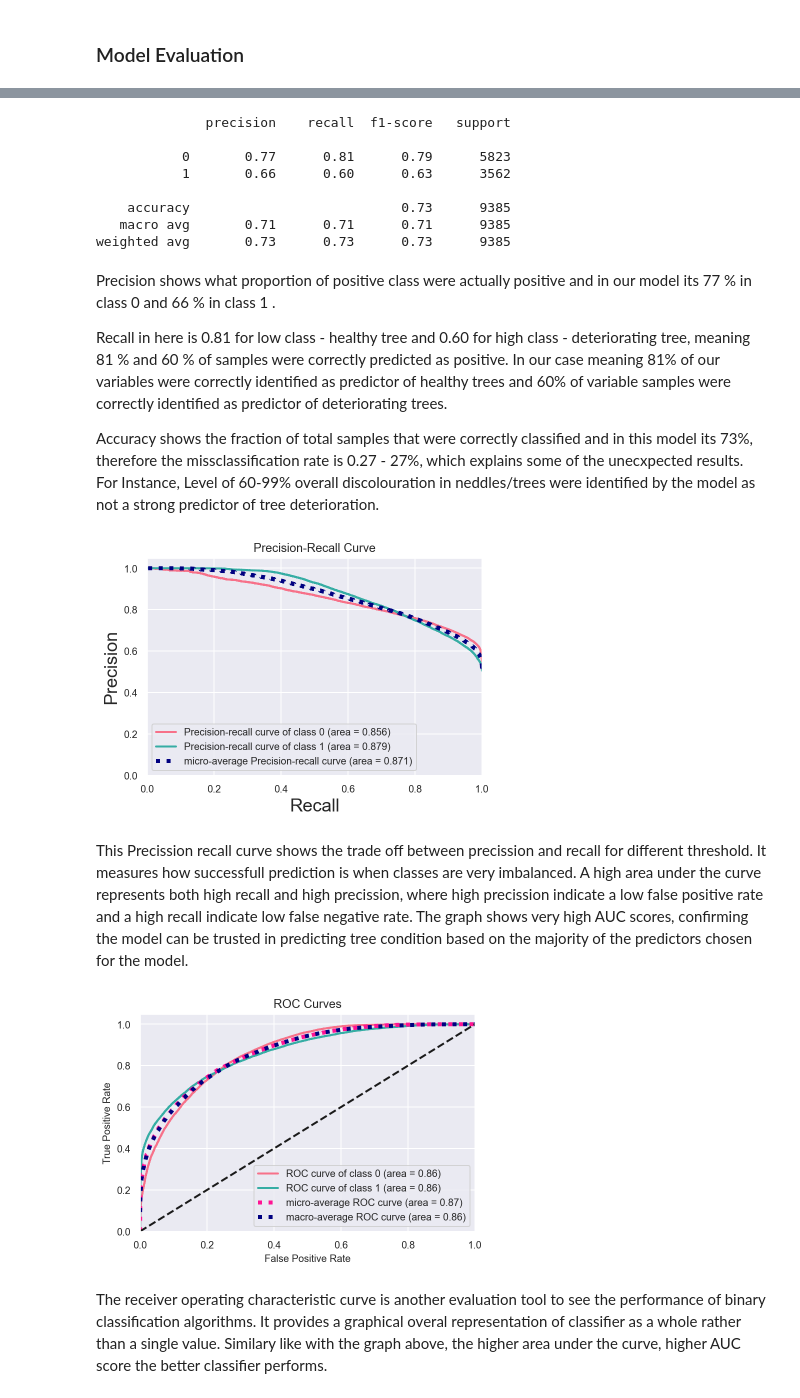
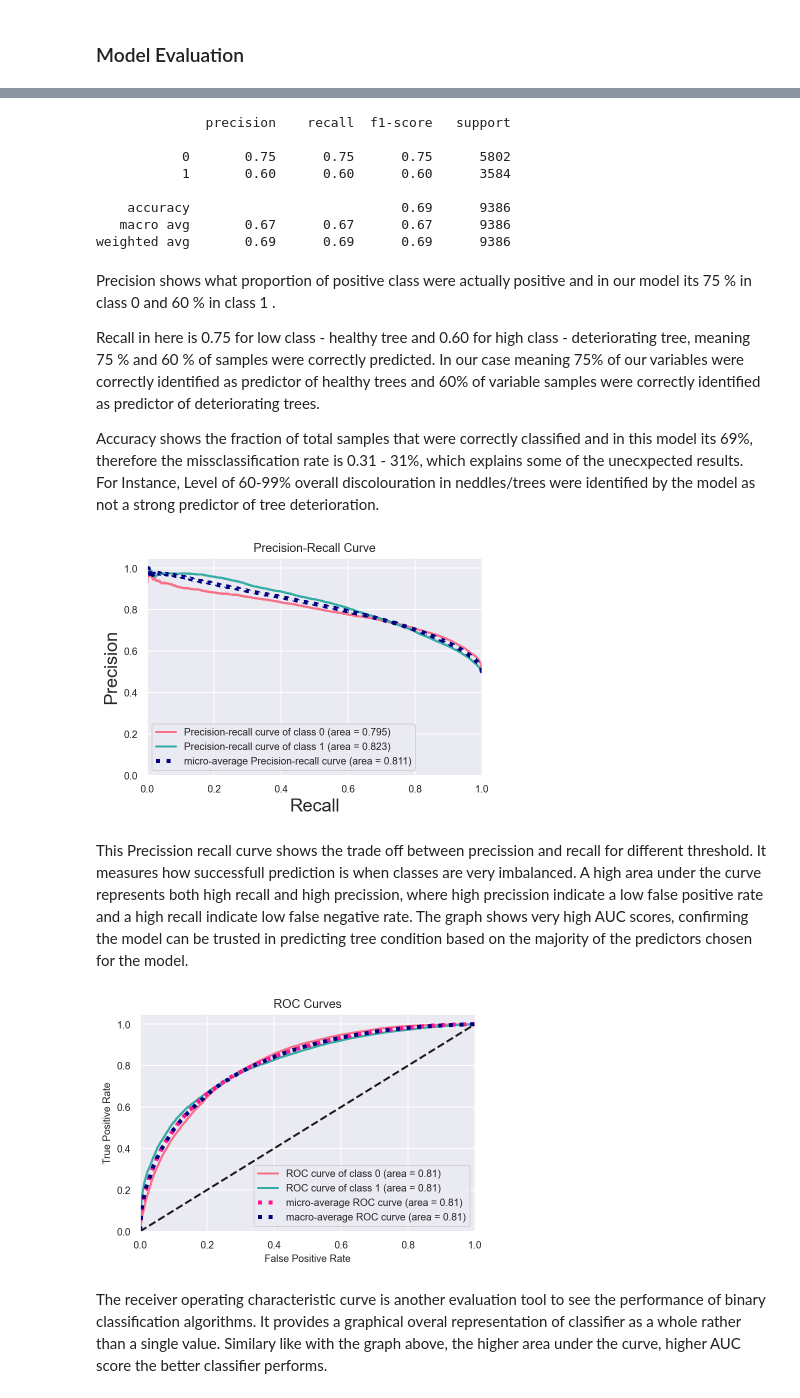
Before and after one commit to sandraabu/Forest-Health, a Jupyter notebook: Capstone modeling Classification.ipynb, the cells around one changed output, grey strips where cells are left out. Drawn from its saved outputs; the diff is of its cells as text; code cells hidden in the pictures.

```diff
--- a/Capstone modeling Classification.ipynb
+++ b/Capstone modeling Classification.ipynb
@@ -238,10 +259,8 @@ X = X
 X_train, X_test, y_train, y_test = train_test_split(
     X, y, test_size=0.2,
      random_state=1)
-#applying SMOTE to avoid class imbalance
-oversample = SMOTE()
-X_train,y_train = oversample.fit_resample(X_train, y_train)
 
+print('Models:')
 #standarizing with standard scaler
 scaler = StandardScaler()
 X_train = pd.DataFrame(scaler.fit_transform(X_train), columns=X.columns)
@@ -257,17 +276,20 @@ for model in models:
     print('train score:', train_score)
     test_score = model.score(X_test, y_test)
     print('test score:', test_score)
-    cross_val = cross_val_score(model, X_train, y_train, cv=5)
+    cross_val = cross_val_score(model, X_train, y_train, cv=5,n_jobs=3)
     print('cross val score:', cross_val)
-    cross_val_mean = cross_val_score(model, X_train, y_train, cv=5).mean()
+    cross_val_mean = cross_val_score(model, X_train, y_train, cv=5, n_jobs=3).mean()
     print('cross val mean score:', cross_val_mean)
     y_pred = model.predict(X_test)
-    acc_score = accuracy_score(y_test, y_pred)
-    print('accuracy score:', acc_score)
     print()
     cm = docm(y_test, y_pred)
+    print('Confusion matrix')
     print(cm)
-    res.append([model,train_score, test_score,cross_val, cross_val_mean, acc_score])
+    print()
+    print('Classification report')
+    print(classification_report(y_test, y_pred))
+    print()
+    res.append([model,train_score, test_score,cross_val, cross_val_mean])
     print()
     print('-'*60)
     print()
@@ -497,7 +764,7 @@ gs = GridSearchCV(estimator=model,
                   scoring='accuracy',
                   return_train_score=True)
 
-gs.fit(X2_train, y_train)
+gs.fit(X5_train, y5_train)
 
 # extract the grid search results
 
@@ -508,9 +775,9 @@ print(gs.best_estimator_.C)
 print('Best estimator mean cross validated training score:')
 print(gs.best_score_)
 print('Best estimator score on the full training set:')
-print(gs.score(X2_train, y_train))
+print(gs.score(X5_train, y5_train))
 print('Best estimator score on the test set:')
-print(gs.score(X2_test, y_test))
+print(gs.score(X5_test, y5_test))
 print('Best estimator coefficients:')
 print(gs.best_estimator_.coef_)
 # %% [output]
@@ -561,7 +821,9 @@ pd.DataFrame(gs.cv_results_).sort_values(by=['mean_test_score', 'std_test_score'
 20 rows × 24 columns
 # %%
-best_model = LogisticRegression(multi_class='ovr', max_iter=1000)
-best_model.fit(X2_train, y_train)
-test_score = best_model.score(X2_test, y_test)
+best_model = LogisticRegression(C = 0.005994842503189409, fit_intercept = True, penalty = 'l2', max_iter=1000)
+best_model.fit(X5_train, y5_train)
+test_score = best_model.score(X5_test, y5_test)
+train_score = best_model.score(X5_train, y5_train)
 print('test score:', test_score)
+print('train score', train_score)
 # %% [output]
@@ -653,38 +916,38 @@ plt.show()
 # %%
-print(classification_report(y_test, predictions))
+print(classification_report(y5_test, predictions))
 # %% [output]
               precision    recall  f1-score   support
 
-           0       0.77      0.81      0.79      5823
-           1       0.66      0.60      0.63      3562
+           0       0.75      0.75      0.75      5802
+           1       0.60      0.60      0.60      3584
 
-    accuracy                           0.73      9385
-   macro avg       0.71      0.71      0.71      9385
-weighted avg       0.73      0.73      0.73      9385
+    accuracy                           0.69      9386
+   macro avg       0.67      0.67      0.67      9386
+weighted avg       0.69      0.69      0.69      9386
 # %% [markdown]
-Precision shows what proportion of positive class were actually positive and in our model its 77 % in class 0 and 66 % in class 1 .
+Precision shows what proportion of positive class were actually positive and in our model its 75 % in class 0 and 60 % in class 1 .
 
-Recall in here is 0.81 for low class - healthy tree and 0.60 for high class - deteriorating tree, meaning 81 % and 60 % of samples were correctly predicted as positive.
-In our case meaning 81% of our variables were correctly identified as predictor of healthy trees and 60% of variable samples were correctly identified as predictor of deteriorating trees.
+Recall in here is 0.75 for low class - healthy tree and 0.60 for high class - deteriorating tree, meaning 75 % and 60 % of samples were correctly predicted.
+In our case meaning 75% of our variables were correctly identified as predictor of healthy trees and 60% of variable samples were correctly identified as predictor of deteriorating trees.
 
-Accuracy shows the fraction of total samples that were correctly classified and in this model its 73%, therefore the missclassification rate is 0.27 - 27%, which explains some of the unecxpected results. For Instance, Level of 60-99% overall discolouration in neddles/trees  were identified by the model as not a strong predictor of tree deterioration.
+Accuracy shows the fraction of total samples that were correctly classified and in this model its 69%, therefore the missclassification rate is 0.31 - 31%, which explains some of the unecxpected results. For Instance, Level of 60-99% overall discolouration in neddles/trees  were identified by the model as not a strong predictor of tree deterioration.
 # %%
-probabilities_train = best_model.predict_proba(X2_train)
-probabilities_test = best_model.predict_proba(X2_test)
+probabilities_train = best_model.predict_proba(X5_train)
+probabilities_test = best_model.predict_proba(X5_test)
 # %%
 from matplotlib.colors import ListedColormap
 cmap = ListedColormap(sns.color_palette("husl", len(best_model.classes_)))
-skplt.metrics.plot_precision_recall(y_train, probabilities_train, cmap=cmap)
+skplt.metrics.plot_precision_recall(y5_train, probabilities_train, cmap=cmap)
 plt.show()
 # %% [output]
-[figure, old version]
+[figure, new version]
 # %% [markdown]
 This Precission recall curve shows the trade off between precission and recall for different threshold. It measures how successfull prediction is when classes are very imbalanced. A high area under the curve represents both high recall and high precission, where high precission indicate a low false positive rate and a high recall indicate low false negative rate. The graph shows very high AUC scores, confirming the model can be trusted in predicting tree condition based on the majority of the predictors chosen for the model.
 # %%
-skplt.metrics.plot_roc(y_train, probabilities_train, cmap=cmap)
+skplt.metrics.plot_roc(y5_train, probabilities_train, cmap=cmap)
 plt.show()
 # %% [output]
-[figure, old version]
+[figure, new version]
 # %% [markdown]
 The receiver operating characteristic curve is another evaluation tool to see the performance of binary classification algorithms. It provides a graphical overal representation of classifier as a whole rather than a single value.
 Similary like with the graph above, the higher area under the curve, higher AUC score the better classifier performs.
```
Also changed, not shown: parts of 50 cells of this notebook.
